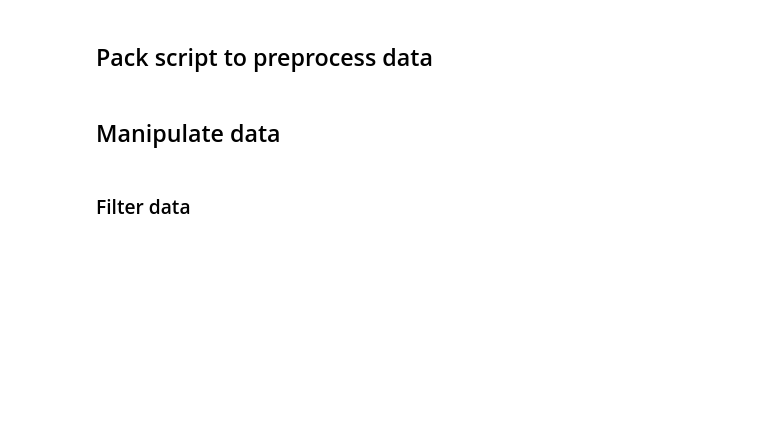
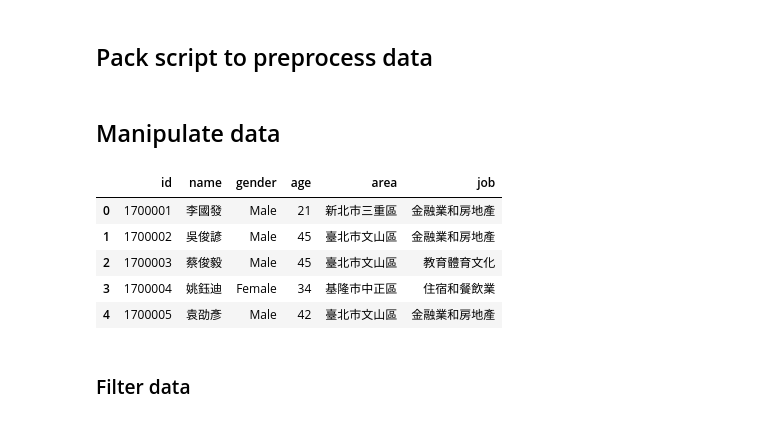
Before and after one commit to mingfujacky/Lecture-Python, a Jupyter notebook: pandas/pandas_middle.ipynb, the cells around one changed output. Cells and saved outputs as stored; diff of their text form; code cells hidden in the pictures; blank space fills up the shorter version.

```diff
--- a/pandas/pandas_middle.ipynb
+++ b/pandas/pandas_middle.ipynb
@@ -390,5 +538,16 @@ df
 # %% [markdown]
 ## Manipulate data
+# %%
+source_csv_path = Path.cwd() / '..' / 'files' / 'csv' / 'customer_cleaned.csv'
+df = pd.read_csv(source_csv_path)
+df.head()
+# %% [output]
+|  | id | name | gender | age | area | job |
+| 0 | 1700001 | 李國發 | Male | 21 | 新北市三重區 | 金融業和房地產 |
+| 1 | 1700002 | 吳俊諺 | Male | 45 | 臺北市文山區 | 金融業和房地產 |
+| 2 | 1700003 | 蔡俊毅 | Male | 45 | 臺北市文山區 | 教育體育文化 |
+| 3 | 1700004 | 姚鈺迪 | Female | 34 | 基隆市中正區 | 住宿和餐飲業 |
+| 4 | 1700005 | 袁劭彥 | Male | 42 | 臺北市文山區 | 金融業和房地產 |
 # %% [markdown]
 ### Filter data
 # %%
```
Also changed, not shown: parts of 23 cells of this notebook, 4 other files.
